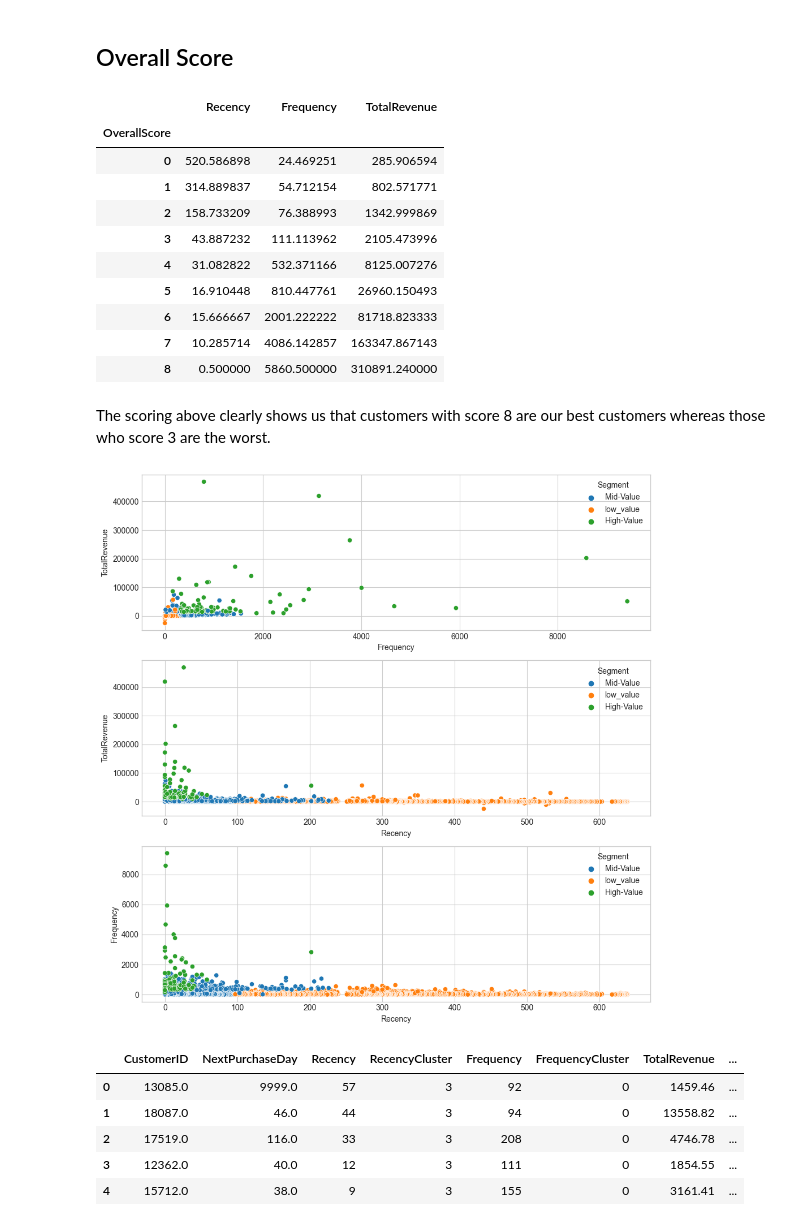
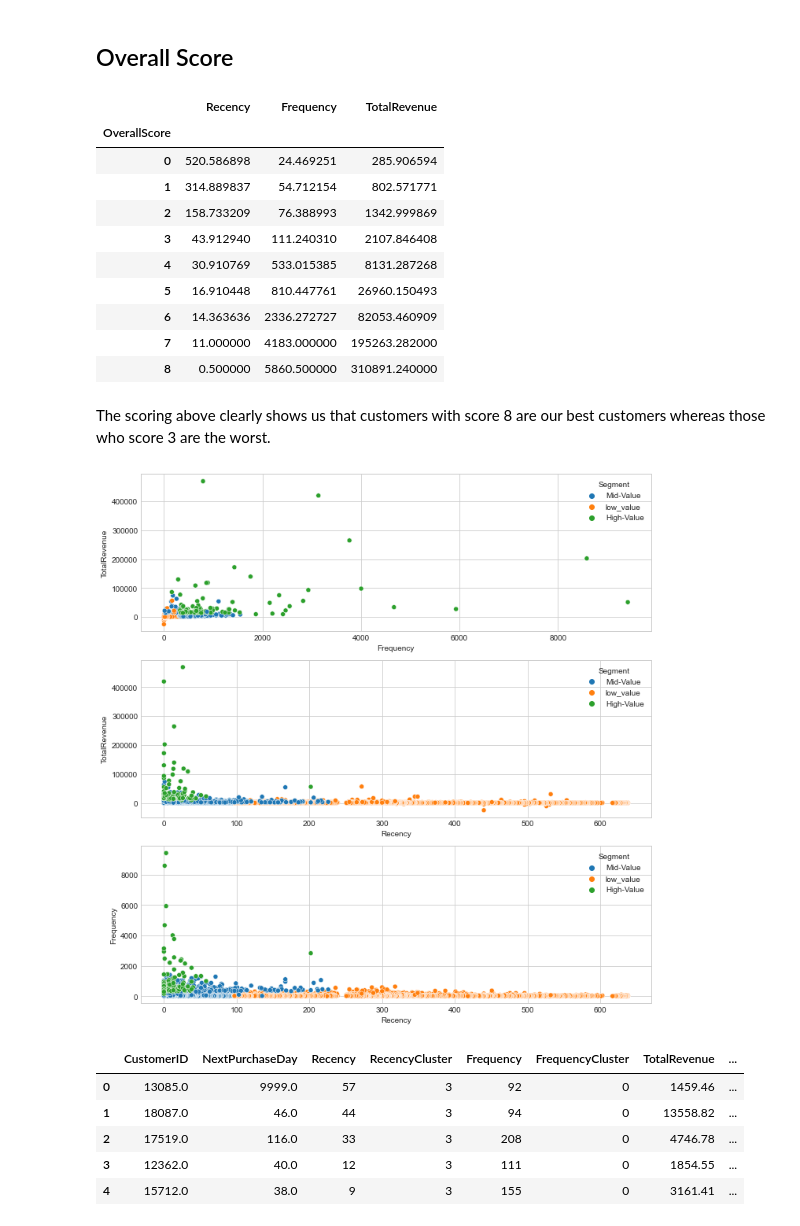
Before and after one commit to GIDDY269/CusAnalytics-data-science-app, a Jupyter notebook: NOTEBOOKS/Predict Customers’ Next Purchase Day.ipynb, the cells around one changed output. Saved outputs shown, nothing was run; the diff lists cells and outputs as text; code cells hidden in the pictures.

```diff
--- a/NOTEBOOKS/Predict Customers’ Next Purchase Day.ipynb
+++ b/NOTEBOOKS/Predict Customers’ Next Purchase Day.ipynb
@@ -34,7 +34,7 @@ plt.style.use('seaborn-v0_8-whitegrid')
 # %%
 ## load data
 
-purchase_df = pd.read_csv('online_retail_II.csv')
+purchase_df = pd.read_csv('C:/Users/user/Data_Driven/online_retail_II.csv')
 purchase_df
 # %% [output]
 |  | Invoice | StockCode | Description | Quantity | InvoiceDate | Price | Customer ID | Country |
@@ -866,7 +866,7 @@ plt.title("Customers Revenue in Days");
 # %%
 kmeans = KMeans(n_clusters = number_of_clusters)
 kmeans.fit(cus_df[['TotalRevenue']])
-cus_df['RevenueCluster'] = kmeans.predict(cus_df[['TotalRevenue']])
+cus_df['TotalRevenueCluster'] = kmeans.predict(cus_df[['TotalRevenue']])
 
 cus_df.head()
 # %% [output]
@@ -878,7 +878,7 @@ cus_df.head()
 | 4 | 15712.0 | 38.0 | 9 | 3 | 155 | 0 | 3161.41 | ... |
 # %%
 # ordering cluster number
-cus_df = order_cluster(cus_df, 'TotalRevenue', 'RevenueCluster', True)
+cus_df = order_cluster(cus_df, 'TotalRevenue', 'TotalRevenueCluster', True)
 cus_df.head()
 # %% [output]
 |  | CustomerID | NextPurchaseDay | Recency | RecencyCluster | Frequency | FrequencyCluster | TotalRevenue | ... |
@@ -901,20 +901,20 @@ pd.DataFrame(cus_df.groupby('RevenueCluster')['TotalRevenue'].describe())
 # %%
 #calculate overall score and use mean() to see details
 
-cus_df['OverallScore'] = cus_df['RecencyCluster'] + cus_df['FrequencyCluster'] + cus_df['RevenueCluster']
+cus_df['OverallScore'] = cus_df['RecencyCluster'] + cus_df['FrequencyCluster'] + cus_df['TotalRevenueCluster']
 
 cus_df.groupby('OverallScore')['Recency','Frequency','TotalRevenue'].mean()
 # %% [output]
 |  | Recency | Frequency | TotalRevenue |
 | OverallScore |  |  |  |
 | 0 | 520.586898 | 24.469251 | 285.906594 |
 | 1 | 314.889837 | 54.712154 | 802.571771 |
 | 2 | 158.733209 | 76.388993 | 1342.999869 |
-| 3 | 43.887232 | 111.113962 | 2105.473996 |
-| 4 | 31.082822 | 532.371166 | 8125.007276 |
+| 3 | 43.912940 | 111.240310 | 2107.846408 |
+| 4 | 30.910769 | 533.015385 | 8131.287268 |
 | 5 | 16.910448 | 810.447761 | 26960.150493 |
-| 6 | 15.666667 | 2001.222222 | 81718.823333 |
-| 7 | 10.285714 | 4086.142857 | 163347.867143 |
+| 6 | 14.363636 | 2336.272727 | 82053.460909 |
+| 7 | 11.000000 | 4183.000000 | 195263.282000 |
 | 8 | 0.500000 | 5860.500000 | 310891.240000 |
 # %% [markdown]
 
@@ -930,7 +930,7 @@ sns.scatterplot(x='Recency',y='TotalRevenue',data=cus_df,hue=cus_df['Segment'],a
 sns.scatterplot(x='Recency',y='Frequency',data=cus_df,hue=cus_df['Segment'],ax=axs[2])
 plt.tight_layout()
 # %% [output]
-[figure, old version]
+[figure, new version]
 # %%
 cus_df.head()
 # %% [output]
```
Also changed, not shown: parts of 15 cells of this notebook, 9 other files.
